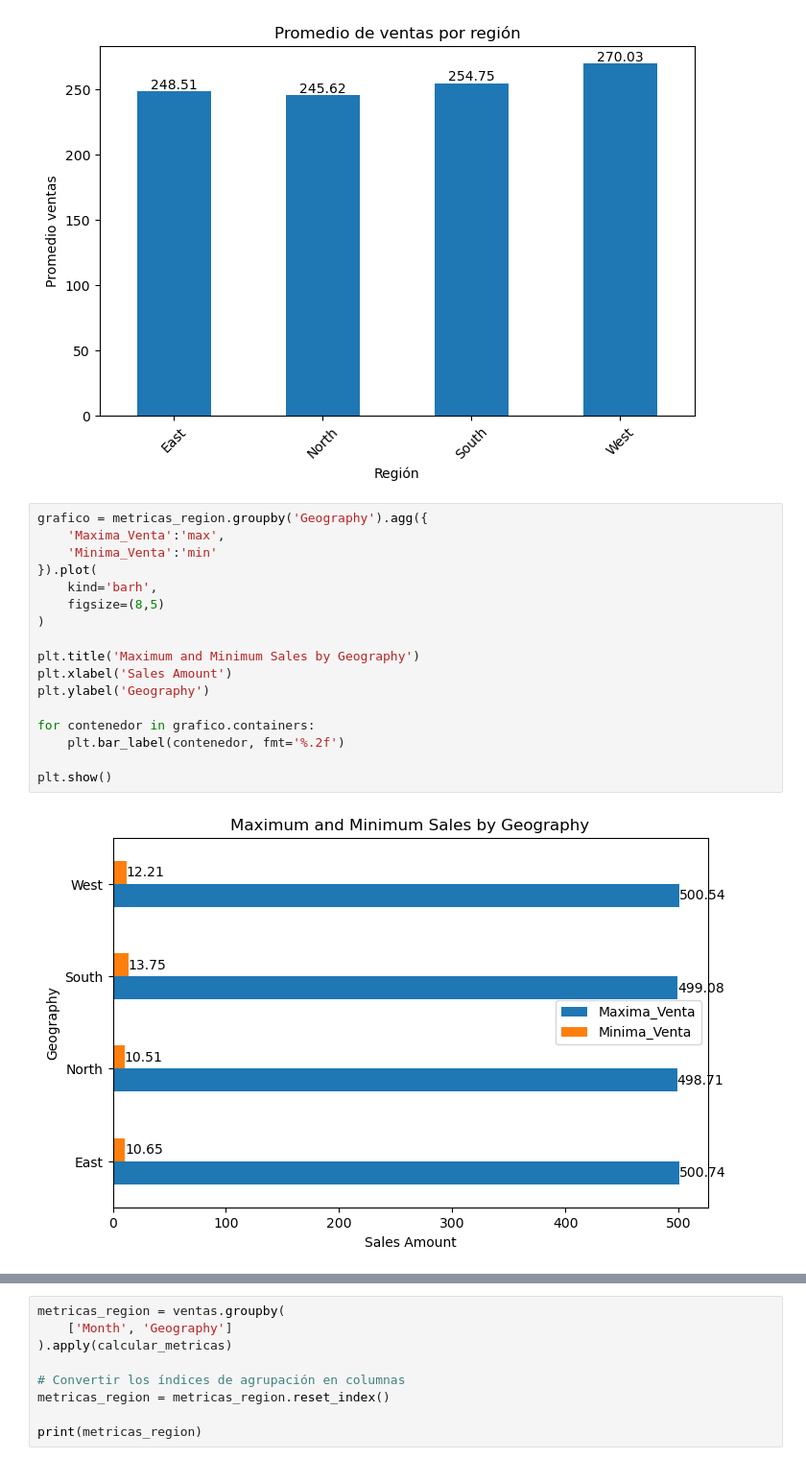
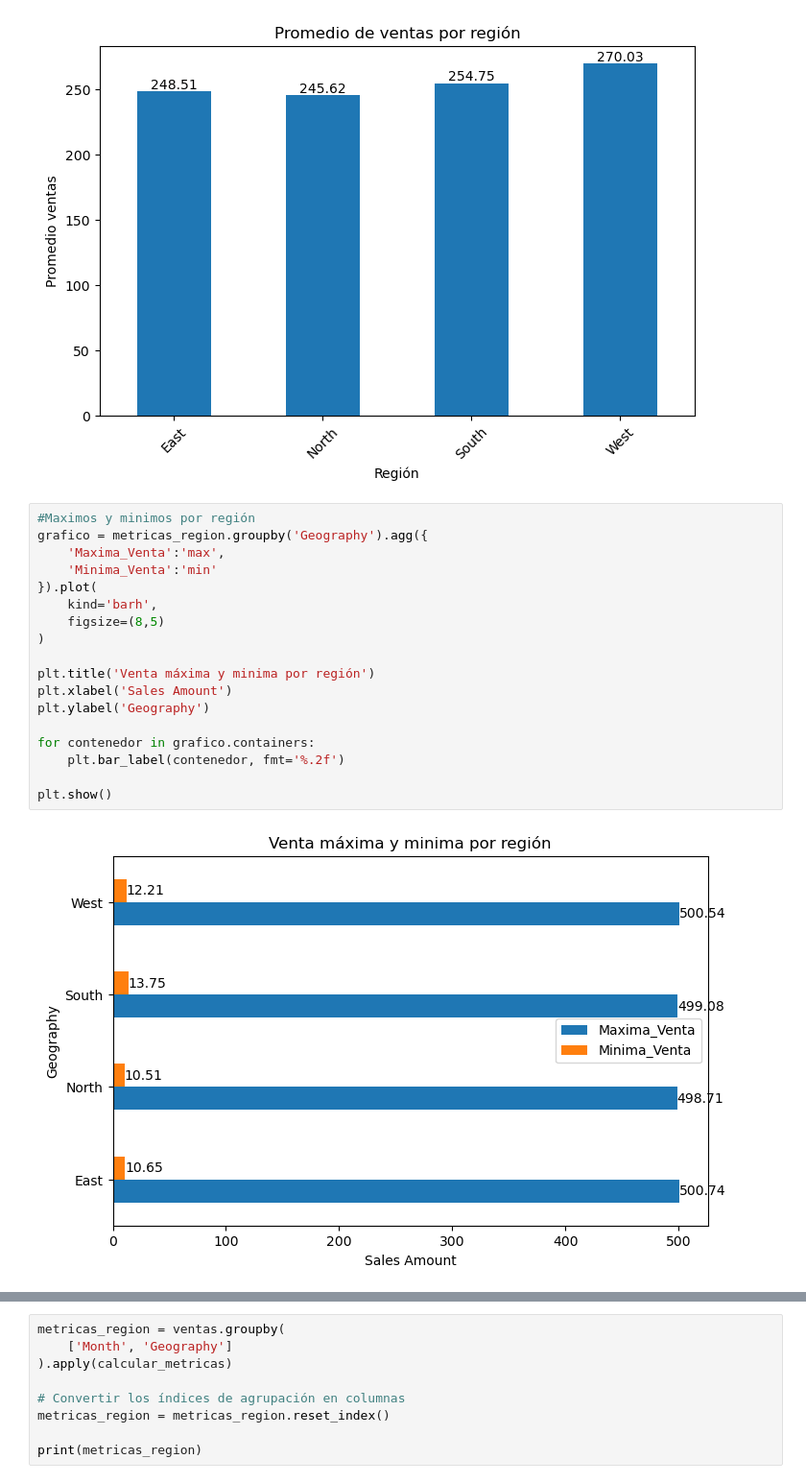
Before and after one commit to abigailTrujilloMtz/Proyecto_Analisis, a Jupyter notebook: Actividad_semana 2.ipynb, the cells around one changed output, grey strips where cells are left out. Shown at 96% size. Saved outputs shown, nothing was run; the diff lists cells and outputs as text.

```diff
--- a/Actividad_semana 2.ipynb
+++ b/Actividad_semana 2.ipynb
@@ -413,24 +413,25 @@ plt.show()
 # %% [output]
 [figure]
 # %%
+#Maximos y minimos por región
 grafico = metricas_region.groupby('Geography').agg({
     'Maxima_Venta':'max',
     'Minima_Venta':'min'
 }).plot(
     kind='barh',
     figsize=(8,5)
 )
 
-plt.title('Maximum and Minimum Sales by Geography')
+plt.title('Venta máxima y minima por región')
 plt.xlabel('Sales Amount')
 plt.ylabel('Geography')
 
 for contenedor in grafico.containers:
     plt.bar_label(contenedor, fmt='%.2f')
 
 plt.show()
 # %% [output]
-[figure, old version]
+[figure, new version]
 # %%
 import calendar
 #Promedio de ventas por mes y región
```
Also changed, not shown: parts of 6 cells of this notebook.
